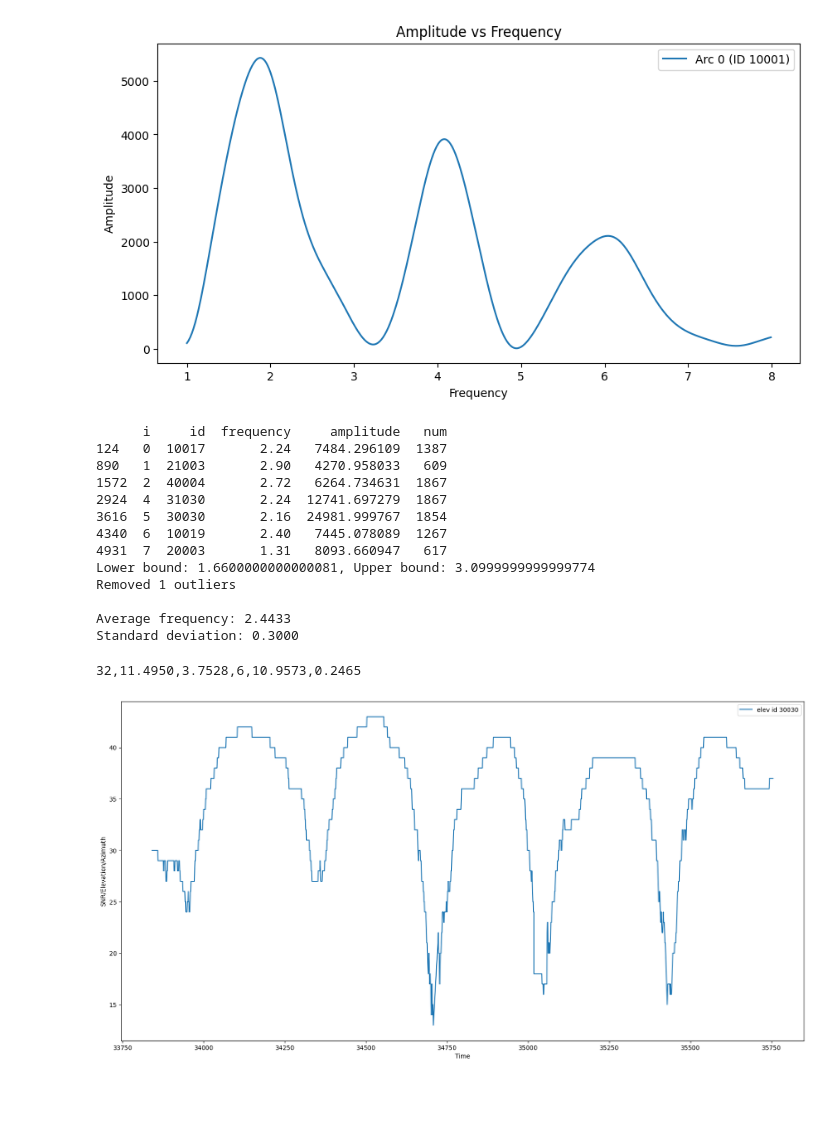
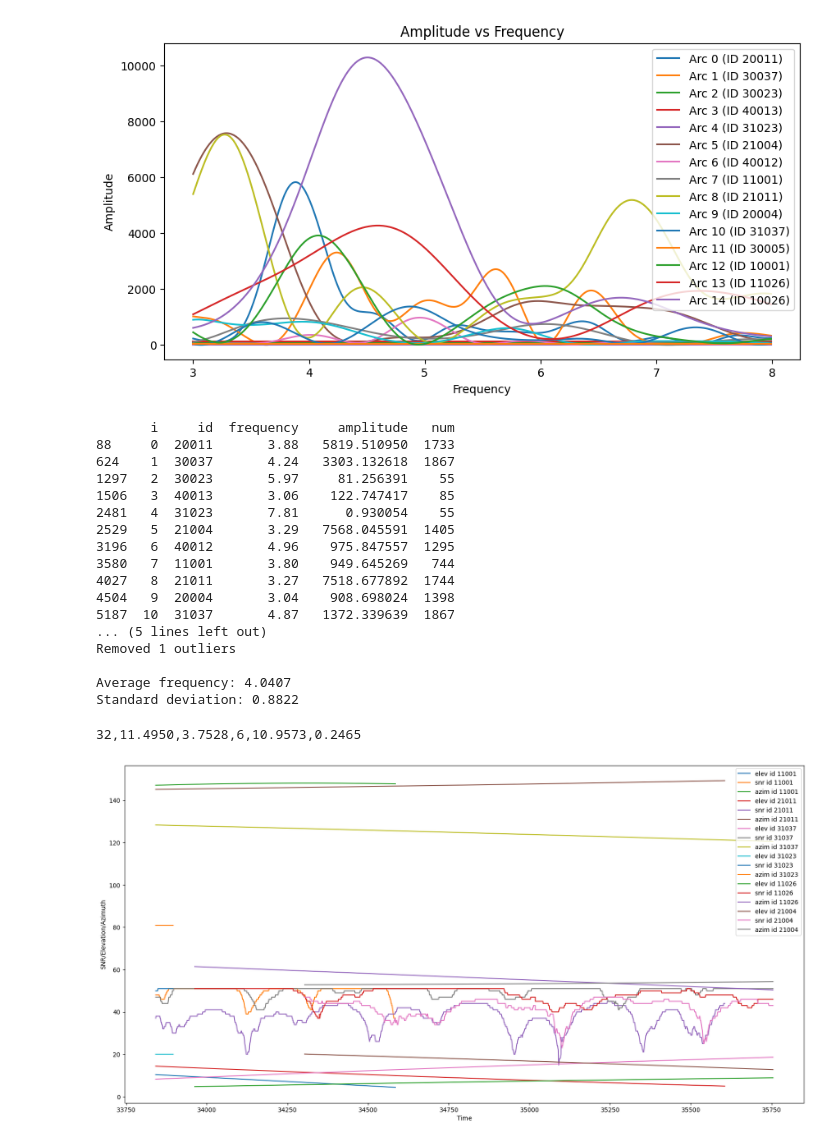
Before and after one commit to JortvD/realtime-gnssrefl, a Jupyter notebook: analysis/results/analysis.ipynb, the cells around one changed output. Drawn from its saved outputs; the diff is of its cells as text; code cells hidden in the pictures; blank space fills up the shorter version.

```diff
--- a/analysis/results/analysis.ipynb
+++ b/analysis/results/analysis.ipynb
@@ -4,23 +4,24 @@ import matplotlib.pyplot as plt
 # %%
 # Load the CSV files
 arc_df = pd.read_csv('arc_freqs.csv')
 
-arc_df = arc_df[arc_df['num'] >= 500]
-arc_df = arc_df[arc_df['id'].astype(str).str.startswith('10')]
+# arc_df = arc_df[arc_df['num'] >= 500]
+# arc_df = arc_df[arc_df['amplitude'] >= 100]
+#arc_df = arc_df[arc_df['id'].astype(str).str.startswith('10')]
 
 # col 0 = id, col 1 = frequency, col 2 = amplitude
 plt.figure(figsize=(10, 5))
 for arc in arc_df['i'].unique():
     arc_data = arc_df[arc_df['i'] == arc]
     plt.plot(arc_data['frequency'], arc_data['amplitude'], label=f'Arc {arc} (ID {arc_data['id'].values[0]})')
 
 plt.xlabel('Frequency')
 plt.ylabel('Amplitude')
 plt.title('Amplitude vs Frequency')
 plt.legend()
 plt.show()
 # %% [output]
-[figure, old version]
+[figure, new version]
 # %%
 # Find the frequency with the highest amplitude per id
 idx = arc_df.groupby('i')['amplitude'].idxmax()
@@ -46,19 +47,23 @@ std_freq = max_amp_freqs['frequency'].std()
 print(f"\nAverage frequency: {avg_freq:.4f}")
 print(f"Standard deviation: {std_freq:.4f}")
 # %% [output]
-      i     id  frequency     amplitude   num
-124   0  10017       2.24   7484.296109  1387
-890   1  21003       2.90   4270.958033   609
-1572  2  40004       2.72   6264.734631  1867
-2924  4  31030       2.24  12741.697279  1867
-3616  5  30030       2.16  24981.999767  1854
-4340  6  10019       2.40   7445.078089  1267
-4931  7  20003       1.31   8093.660947   617
-Lower bound: 1.6600000000000081, Upper bound: 3.0999999999999774
+       i     id  frequency     amplitude   num
+88     0  20011       3.88   5819.510950  1733
+624    1  30037       4.24   3303.132618  1867
+1297   2  30023       5.97     81.256391    55
+1506   3  40013       3.06    122.747417    85
+2481   4  31023       7.81      0.930054    55
+2529   5  21004       3.29   7568.045591  1405
+3196   6  40012       4.96    975.847557  1295
+3580   7  11001       3.80    949.645269   744
+4027   8  21011       3.27   7518.677892  1744
+4504   9  20004       3.04    908.698024  1398
+5187  10  31037       4.87   1372.339639  1867
+... (5 lines left out)
 Removed 1 outliers
 
-Average frequency: 2.4433
-Standard deviation: 0.3000
+Average frequency: 4.0407
+Standard deviation: 0.8822
 # %%
 # DATA
 n_obs = arc_df['i'].nunique()
@@ -76,12 +81,14 @@ records = pd.read_csv('records.csv', header=1, names=["id", "time", "network", "
 # %%
 plt.figure(figsize=(20, 10))
 for id_val in records['id'].unique():
-    if id_val != 10001:
+    # if id_val != 30037 and id_val != 31037:
+    #     continue
+    if str(id_val)[:2] not in ["11", "21", "31", "41", "51", "61", "71", "81", "91"]:
         continue
     id_data = records[records['id'] == id_val]
-    #plt.plot(id_data['elevation'], id_data['snr'], label=f'snr id {id_val}')
-    plt.plot(id_data['time'], id_data['snr'], label=f'elev id {id_val}')
-    # plt.plot(id_data['time'], id_data['azimuth'], label=f'azim id {id_val}')
+    plt.plot(id_data['time'], id_data['elevation'], label=f'elev id {id_val}')
+    plt.plot(id_data['time'], id_data['snr'], label=f'snr id {id_val}')
+    plt.plot(id_data['time'], id_data['azimuth'], label=f'azim id {id_val}')
 
     # break # Remove this line to plot all ids
 
@@ -90,7 +97,7 @@ plt.ylabel('SNR/Elevation/Azimuth')
 plt.legend()
 plt.show()
 # %% [output]
-[figure, old version]
+[figure, new version]
 # %%
 import re
 
```
Also changed, not shown: 3 other files.
